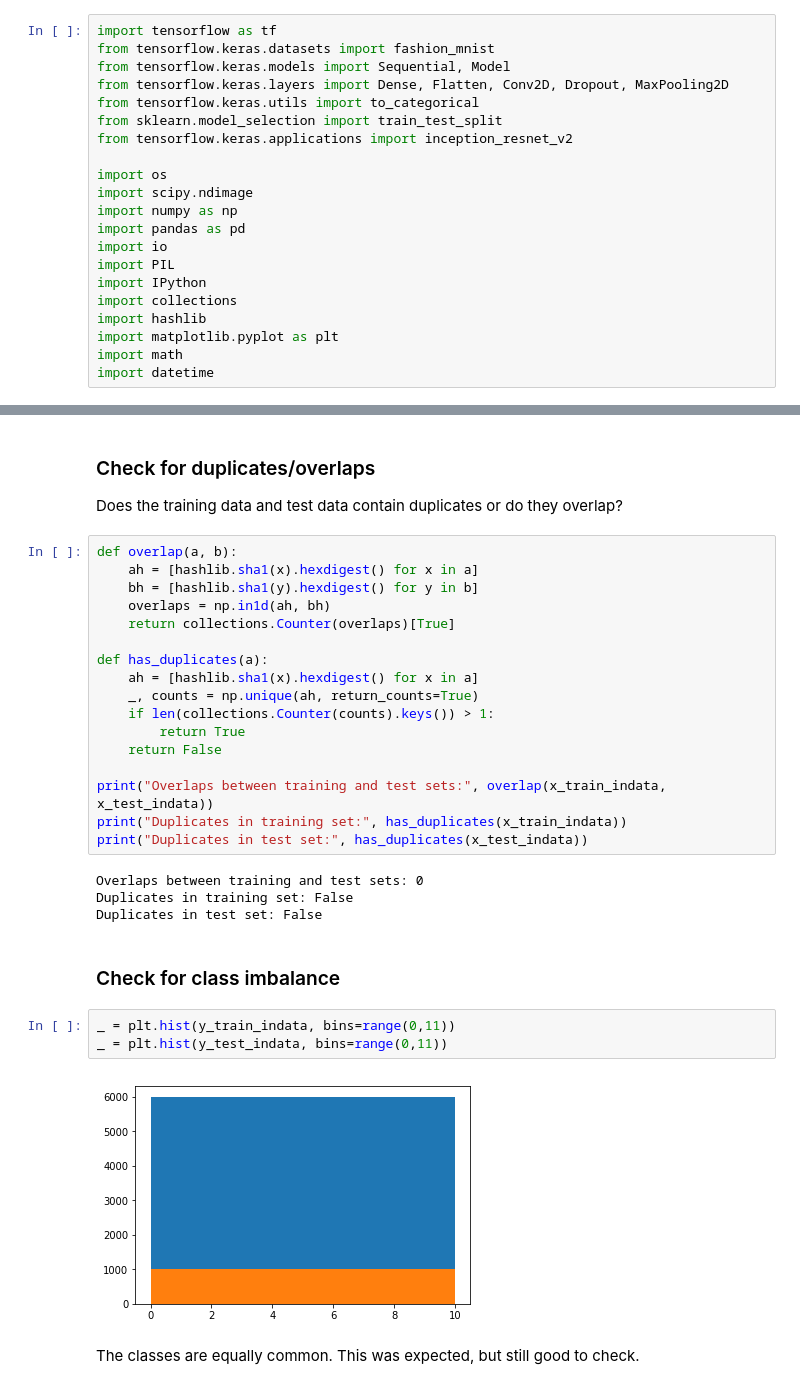
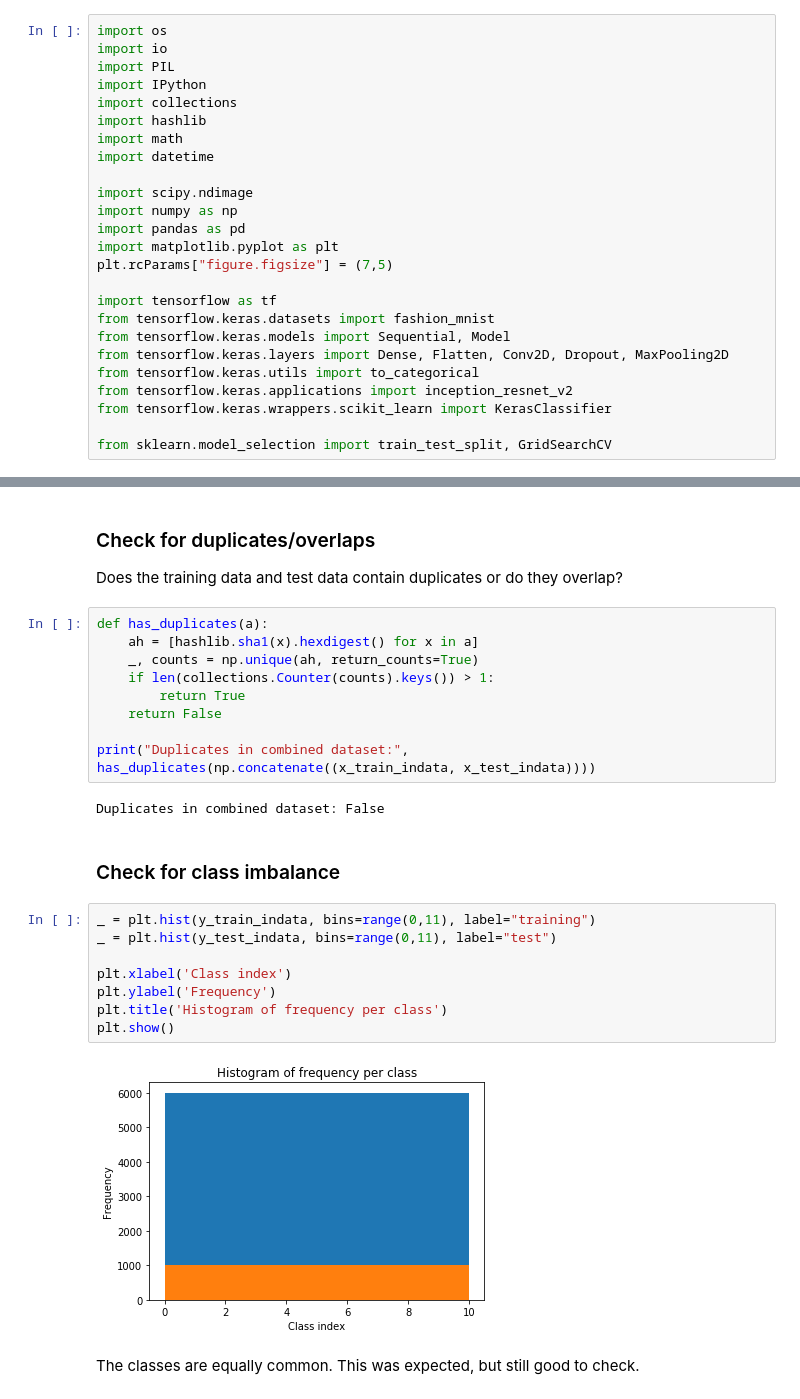
Before and after one commit to alum/fashion-mnist-cnn, a Jupyter notebook: Fashion-MNIST-CNN.ipynb, the cells around one changed output, grey strips where cells are left out. Saved outputs shown, nothing was run; the diff lists cells and outputs as text.

```diff
--- a/Fashion-MNIST-CNN.ipynb
+++ b/Fashion-MNIST-CNN.ipynb
@@ -18,26 +18,30 @@ Classes:
 |8|Bag            |
 |9|Ankle boot     |
 # %%
+import os
+import io
+import PIL
+import IPython
+import collections
+import hashlib
+import math
+import datetime
+
+import scipy.ndimage
+import numpy as np
+import pandas as pd
+import matplotlib.pyplot as plt
+plt.rcParams["figure.figsize"] = (7,5)
+
 import tensorflow as tf
 from tensorflow.keras.datasets import fashion_mnist
 from tensorflow.keras.models import Sequential, Model
 from tensorflow.keras.layers import Dense, Flatten, Conv2D, Dropout, MaxPooling2D
 from tensorflow.keras.utils import to_categorical
-from sklearn.model_selection import train_test_split
 from tensorflow.keras.applications import inception_resnet_v2
+from tensorflow.keras.wrappers.scikit_learn import KerasClassifier
 
-import os
-import scipy.ndimage
-import numpy as np
-import pandas as pd
-import io
-import PIL
-import IPython
-import collections
-import hashlib
-import matplotlib.pyplot as plt
-import math
-import datetime
+from sklearn.model_selection import train_test_split, GridSearchCV
 # %% [markdown]
 ## Load the data
 Luckily, the Fashion-MNIST dataset is included in Keras, so this is a one-liner.
@@ -84,12 +95,6 @@ render_random_images(x_train_indata, 10)
 ### Check for duplicates/overlaps
 Does the training data and test data contain duplicates or do they overlap?
 # %%
-def overlap(a, b):
-    ah = [hashlib.sha1(x).hexdigest() for x in a]
-    bh = [hashlib.sha1(y).hexdigest() for y in b]
-    overlaps = np.in1d(ah, bh)
-    return collections.Counter(overlaps)[True]
-
 def has_duplicates(a):
     ah = [hashlib.sha1(x).hexdigest() for x in a]
     _, counts = np.unique(ah, return_counts=True)
@@ -97,20 +102,21 @@ def has_duplicates(a):
         return True
     return False
 
-print("Overlaps between training and test sets:", overlap(x_train_indata, x_test_indata))
-print("Duplicates in training set:", has_duplicates(x_train_indata))
-print("Duplicates in test set:", has_duplicates(x_test_indata))
+print("Duplicates in combined dataset:", has_duplicates(np.concatenate((x_train_indata, x_test_indata))))
 # %% [output]
-Overlaps between training and test sets: 0
-Duplicates in training set: False
-Duplicates in test set: False
+Duplicates in combined dataset: False
 # %% [markdown]
 ### Check for class imbalance
 # %%
-_ = plt.hist(y_train_indata, bins=range(0,11))
-_ = plt.hist(y_test_indata, bins=range(0,11))
+_ = plt.hist(y_train_indata, bins=range(0,11), label="training")
+_ = plt.hist(y_test_indata, bins=range(0,11), label="test")
+
+plt.xlabel('Class index')
+plt.ylabel('Frequency')
+plt.title('Histogram of frequency per class')
+plt.show()
 # %% [output]
-[figure, old version]
+[figure, new version]
 # %% [markdown]
 The classes are equally common. This was expected, but still good to check.
 # %% [markdown]
```
Also changed, not shown: parts of 23 cells of this notebook.
